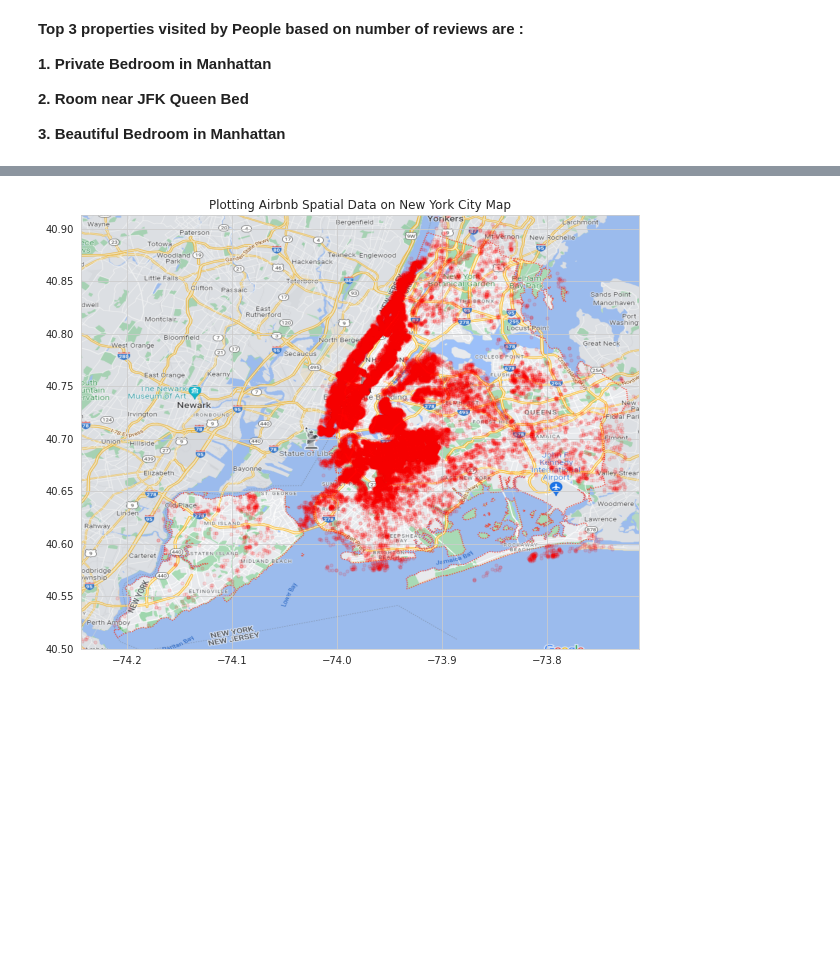
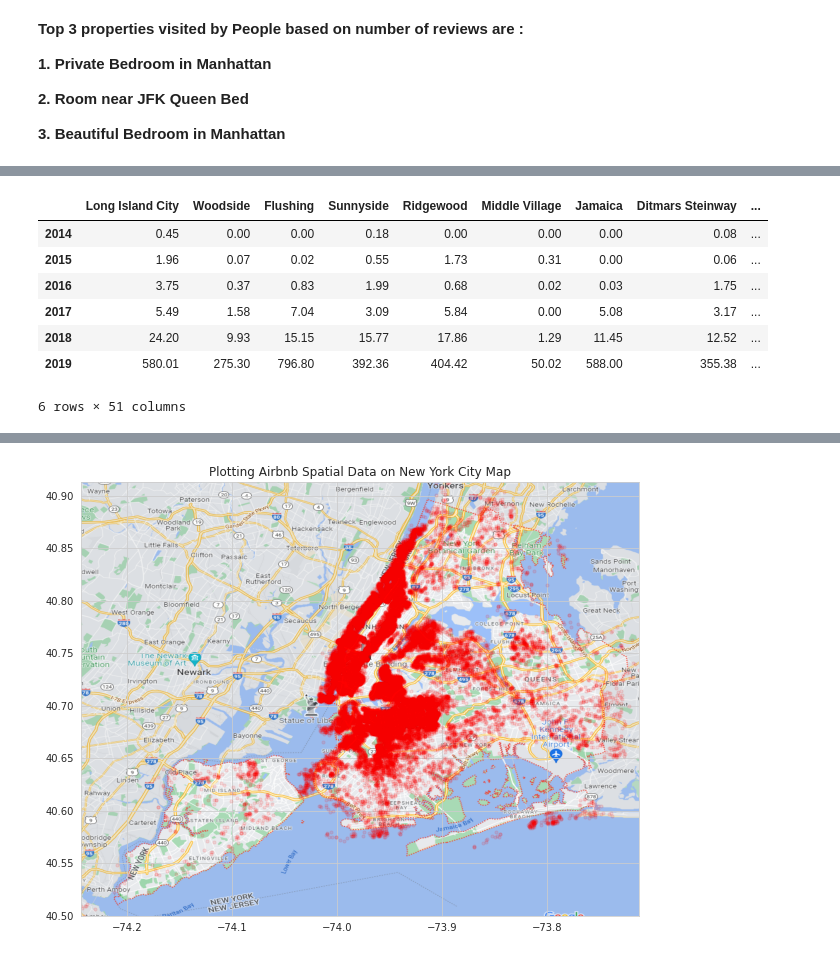
Before and after one commit to soopertramp/Capstone-1-Submission, a Jupyter notebook: AirBnb Bookings Analysis.ipynb, the cells around one changed output, grey strips where cells are left out. Cells and saved outputs as stored; diff of their text form; code cells hidden in the pictures; blank space fills up the shorter version.

```diff
--- a/AirBnb Bookings Analysis.ipynb
+++ b/AirBnb Bookings Analysis.ipynb
@@ -469,0 +585,23 @@ plt.show()
+# %%
+# Which neighbourhood is has incremental reviews YoY for Queens
+
+dct1 = {}
+
+for group in Queens_new_df.loc[Queens_new_df.neighbourhood_group=='Queens'].neighbourhood.unique():
+  lst1 = []
+  for year in list(range(2014, 2020)):
+    avg_reviews_sum = Queens_new_df[(Queens_new_df['neighbourhood'] == group) & (Queens_new_df['year_of_review'] == year)]['reviews_per_month'].sum()
+    lst1.append(avg_reviews_sum)
+  dct1.update({group : lst1})
+dct1
+avg_review_df = pd.DataFrame(dct1, index=range(2014,2020))
+avg_review_df
+# %% [output]
+|  | Long Island City | Woodside | Flushing | Sunnyside | Ridgewood | Middle Village | Jamaica | Ditmars Steinway | ... |
+| 2014 | 0.45 | 0.00 | 0.00 | 0.18 | 0.00 | 0.00 | 0.00 | 0.08 | ... |
+| 2015 | 1.96 | 0.07 | 0.02 | 0.55 | 1.73 | 0.31 | 0.00 | 0.06 | ... |
+| 2016 | 3.75 | 0.37 | 0.83 | 1.99 | 0.68 | 0.02 | 0.03 | 1.75 | ... |
+| 2017 | 5.49 | 1.58 | 7.04 | 3.09 | 5.84 | 0.00 | 5.08 | 3.17 | ... |
+| 2018 | 24.20 | 9.93 | 15.15 | 15.77 | 17.86 | 1.29 | 11.45 | 12.52 | ... |
+| 2019 | 580.01 | 275.30 | 796.80 | 392.36 | 404.42 | 50.02 | 588.00 | 355.38 | ... |
+6 rows × 51 columns
```
Also changed, not shown: parts of 18 cells of this notebook.
